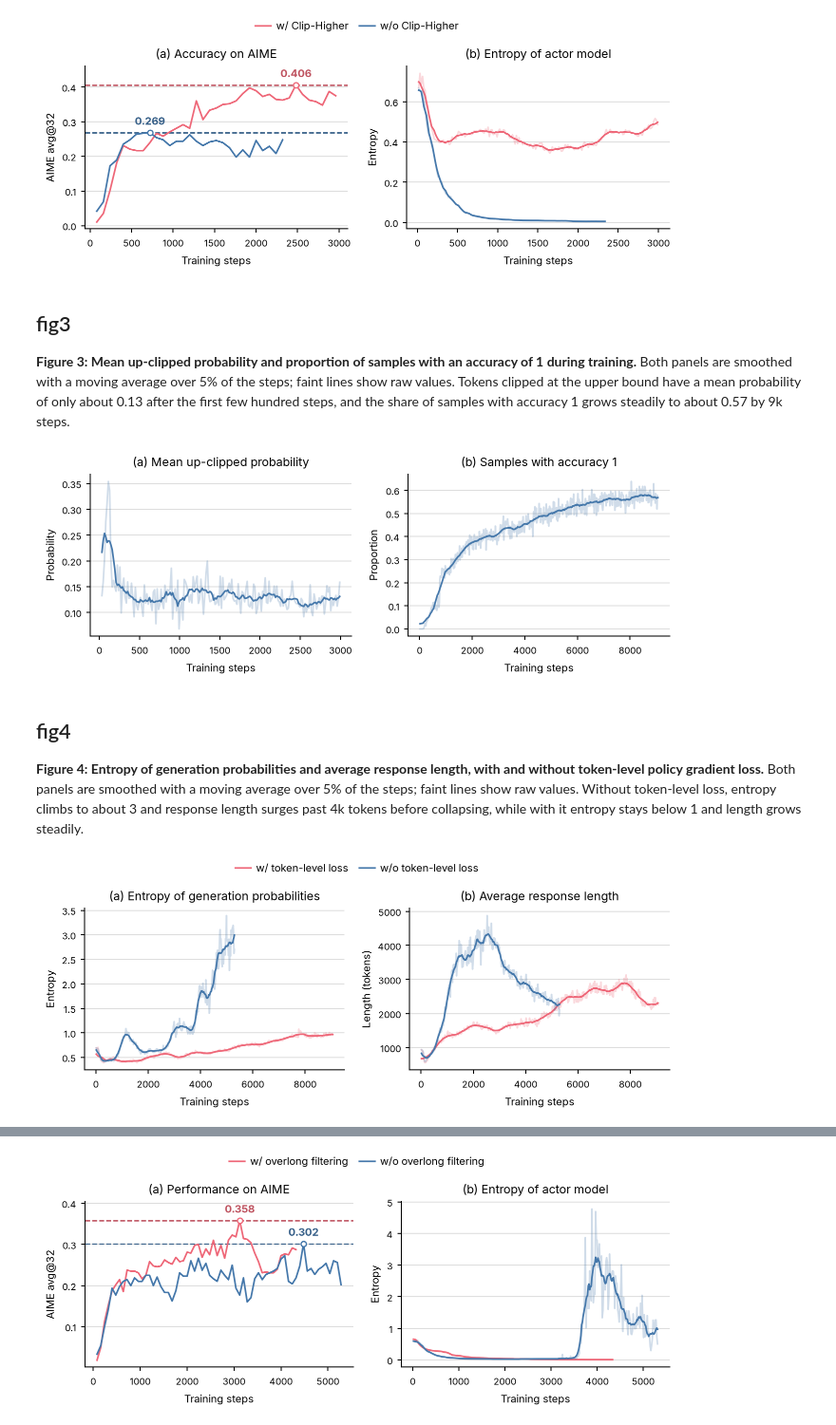
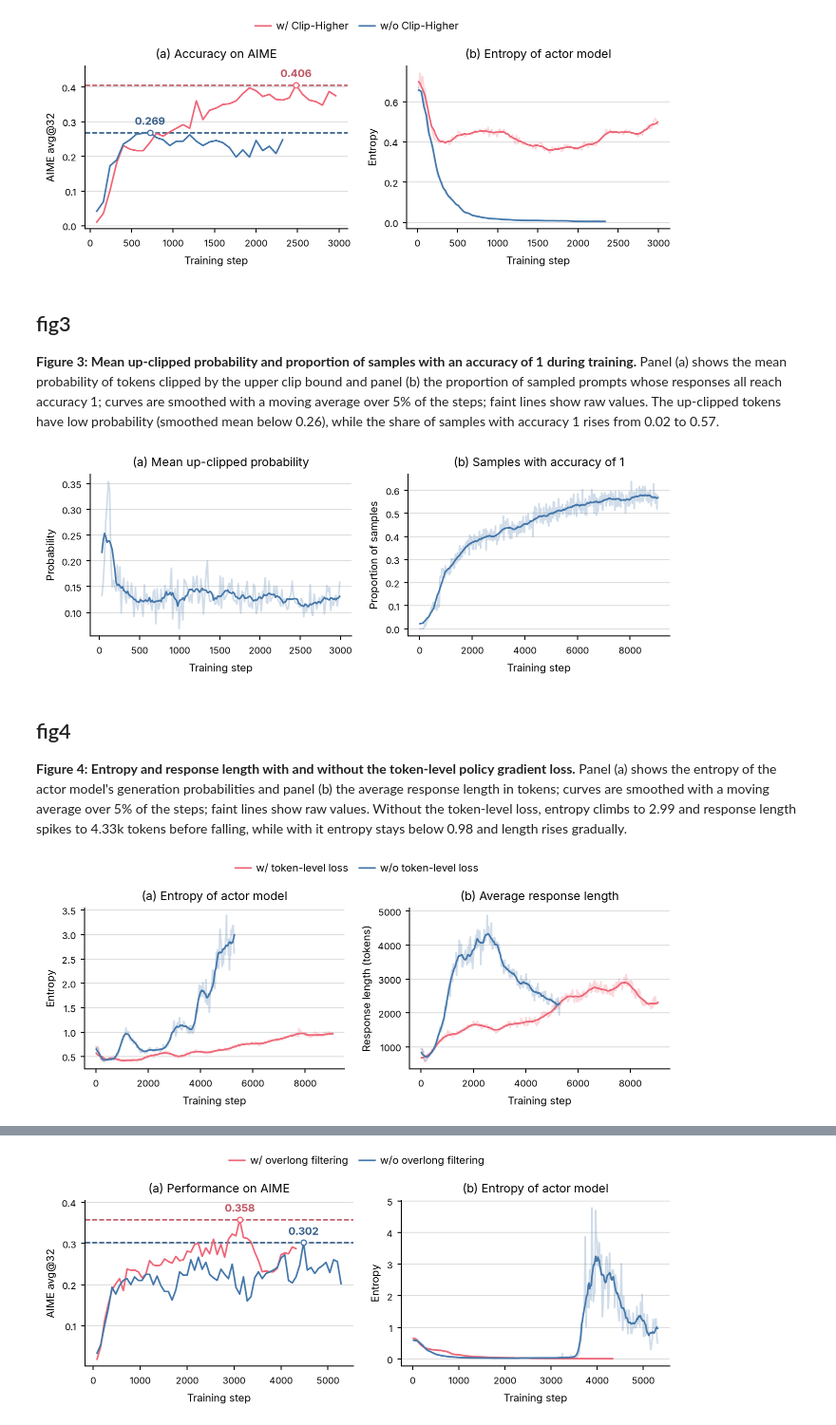
Before and after one commit to bigohofone/academic-figure-skill, a Jupyter notebook: examples/academic-figure/with-skill.ipynb, the cells around one changed output, grey strips where cells are left out. Shown at 95% size. Cells and saved outputs as stored; diff of their text form; code cells hidden in the pictures.

```diff
--- a/examples/academic-figure/with-skill.ipynb
+++ b/examples/academic-figure/with-skill.ipynb
@@ -19,14 +15,16 @@ with open("../dapo.json") as f:
 # %%
-curves = data["fig1"]
-fig, ax = plt.subplots(figsize=(6.75, 2))
-ax.axhline(47, linestyle="--", linewidth=1, color=cset.grey, zorder=1, label="DeepSeek-R1-Zero-Qwen-32B (10k steps)")
-for name, color in zip(["DAPO avg@32", "DAPO pass@32", "DAPO cons@32"], [cset.blue, cset.red, cset.green]):
-    ax.plot(curves[name]["step"], curves[name]["value"], color=color, label=name)
-avg = curves["DAPO avg@32"]
-mark_value(ax, avg["step"][-1], avg["value"][-1], f"{avg['value'][-1]:.1f}", cset.blue)
-ax.set_xlabel("Training steps")
+data = json.load(open("../dapo.json"))["fig1"]
+
+fig, ax = plt.subplots(figsize=(6.75, 2.5))
+for name, color in [("DAPO avg@32", cset.blue), ("DAPO pass@32", cset.red), ("DAPO cons@32", cset.green)]:
+    ax.plot(data[name]["step"], data[name]["value"], color=color, label=name)
+ax.axhline(47, color="#BBBBBB", linestyle="--", linewidth=1, zorder=1, label="DeepSeek-R1-Zero-Qwen-32B (10k steps)")
+avg = data["DAPO avg@32"]
+mark_value(ax, avg["step"][-1], avg["value"][-1], "49.6", cset.blue)
+ax.set_xlabel("Training step")
 ax.set_ylabel("AIME 2024 score")
 ax.legend(loc="lower right")
+
 fit_height(fig, ax, aspect=0.382)
 fig.savefig("fig1.pdf")
 fig.savefig("fig1.png")
@@ -60,42 +66,54 @@ plt.show()
 # %% [markdown]
 ## fig3
 
-**Figure 3: Mean up-clipped probability and proportion of samples with an accuracy of 1 during training.** Both panels are smoothed with a moving average over 5% of the steps; faint lines show raw values. Tokens clipped at the upper bound have a mean probability of only about 0.13 after the first few hundred steps, and the share of samples with accuracy 1 grows steadily to about 0.57 by 9k steps.
+**Figure 3: Mean up-clipped probability and proportion of samples with an accuracy of 1 during training.** Panel (a) shows the mean probability of tokens clipped by the upper clip bound and panel (b) the proportion of sampled prompts whose responses all reach accuracy 1; curves are smoothed with a moving average over 5% of the steps; faint lines show raw values. The up-clipped tokens have low probability (smoothed mean below 0.26), while the share of samples with accuracy 1 rises from 0.02 to 0.57.
 # %%
-fig, (ax_clip, ax_acc1) = plt.subplots(1, 2, figsize=(6.75, 2))
-for ax, key in [(ax_clip, "fig3a"), (ax_acc1, "fig3b")]:
-    curve = data[key]
-    ax.plot(curve["step"], curve["value"], color=cset.blue, alpha=0.25)
-    ax.plot(curve["step"], smooth(curve["value"]), color=cset.blue)
-ax_clip.set(title="(a) Mean up-clipped probability", xlabel="Training steps", ylabel="Probability")
-ax_acc1.set(title="(b) Samples with accuracy 1", xlabel="Training steps", ylabel="Proportion")
-fit_height(fig, [ax_clip, ax_acc1], aspect=0.618)
+data = json.load(open("../dapo.json"))
+
+fig, axes = plt.subplots(1, 2, figsize=(6.75, 2.5))
+for ax, key in zip(axes, ["fig3a", "fig3b"]):
+    ax.plot(data[key]["step"], data[key]["value"], color=cset.blue, alpha=0.25)
+    ax.plot(data[key]["step"], smooth(data[key]["value"]), color=cset.blue)
+    ax.set_xlabel("Training step")
+
+axes[0].set_title("(a) Mean up-clipped probability")
+axes[0].set_ylabel("Probability")
+axes[1].set_title("(b) Samples with accuracy of 1")
+axes[1].set_ylabel("Proportion of samples")
+
+fit_height(fig, axes, aspect=0.618)
 fig.savefig("fig3.pdf")
 fig.savefig("fig3.png")
 plt.show()
 # %% [output]
-[figure, old version]
+[figure, new version]
 # %% [markdown]
 ## fig4
 
-**Figure 4: Entropy of generation probabilities and average response length, with and without token-level policy gradient loss.** Both panels are smoothed with a moving average over 5% of the steps; faint lines show raw values. Without token-level loss, entropy climbs to about 3 and response length surges past 4k tokens before collapsing, while with it entropy stays below 1 and length grows steadily.
+**Figure 4: Entropy and response length with and without the token-level policy gradient loss.** Panel (a) shows the entropy of the actor model's generation probabilities and panel (b) the average response length in tokens; curves are smoothed with a moving average over 5% of the steps; faint lines show raw values. Without the token-level loss, entropy climbs to 2.99 and response length spikes to 4.33k tokens before falling, while with it entropy stays below 0.98 and length rises gradually.
 # %%
-series = {"w/ token-level loss": cset.red, "w/o token-level loss": cset.blue}
-fig, (ax_ent, ax_len) = plt.subplots(1, 2, figsize=(6.75, 2), sharex=True)
-for name, color in series.items():
-    for ax, key in [(ax_ent, "fig4a"), (ax_len, "fig4b")]:
-        curve = data[key][name]
-        ax.plot(curve["step"], curve["value"], color=color, alpha=0.25)
-        ax.plot(curve["step"], smooth(curve["value"]), color=color, label=name if ax is ax_ent else None)
-ax_ent.set(title="(a) Entropy of generation probabilities", xlabel="Training steps", ylabel="Entropy")
-ax_len.set(title="(b) Average response length", xlabel="Training steps", ylabel="Length (tokens)")
-fig.legend(loc="outside upper center", ncol=len(series), frameon=False, borderaxespad=0)
-fit_height(fig, [ax_ent, ax_len], aspect=0.618)
+data = json.load(open("../dapo.json"))
+
+fig, axes = plt.subplots(1, 2, figsize=(6.75, 2.5))
+for name, color in [("w/ token-level loss", cset.red), ("w/o token-level loss", cset.blue)]:
+    for ax, key in zip(axes, ["fig4a", "fig4b"]):
+        ax.plot(data[key][name]["step"], data[key][name]["value"], color=color, alpha=0.25)
+        ax.plot(data[key][name]["step"], smooth(data[key][name]["value"]), color=color, label=name if key == "fig4a" else None)
+
+axes[0].set_title("(a) Entropy of actor model")
+axes[0].set_ylabel("Entropy")
+axes[1].set_title("(b) Average response length")
+axes[1].set_ylabel("Response length (tokens)")
+for ax in axes:
+    ax.set_xlabel("Training step")
+fig.legend(loc="outside upper center", ncol=2, frameon=False, borderaxespad=0)
+
+fit_height(fig, axes, aspect=0.618)
 fig.savefig("fig4.pdf")
 fig.savefig("fig4.png")
 plt.show()
 # %% [output]
-[figure, old version]
+[figure, new version]
 # %% [markdown]
 ## fig5
 
```
Also changed, not shown: parts of 11 cells of this notebook, 10 other files.
